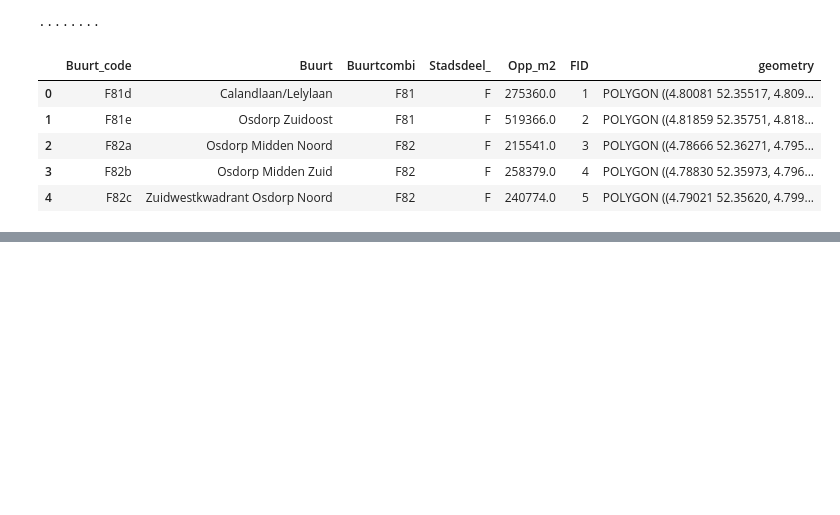
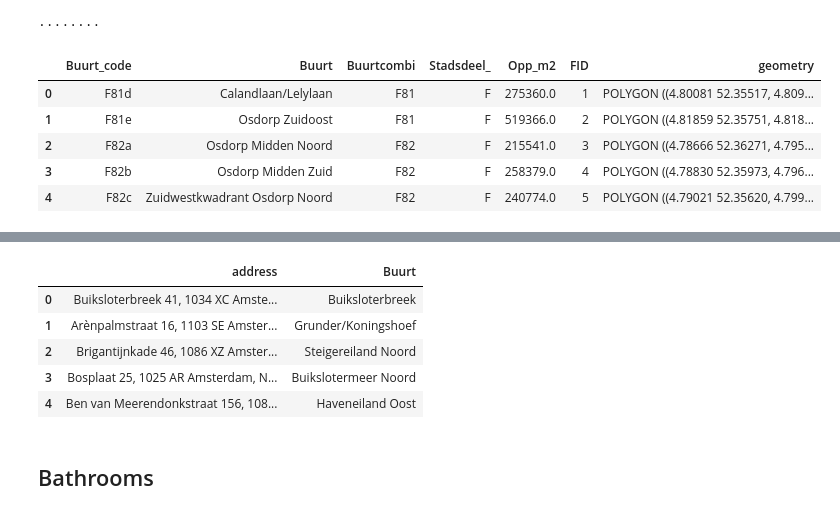
Before and after one commit to therinz/dutch-housing, a Jupyter notebook: notebooks/data_cleaning.ipynb, the cells around one changed output, grey strips where cells are left out. Drawn from its saved outputs; the diff is of its cells as text; code cells hidden in the pictures; blank space fills up the shorter version.

```diff
--- a/notebooks/data_cleaning.ipynb
+++ b/notebooks/data_cleaning.ipynb
@@ -355,0 +360,18 @@ np.where(, 1, 0)
+# %%
+# Make sure downloaded coordinates are in correct format
+coords.to_crs(epsg=4326, inplace=True)
+
+# Add the neighborhood for every location
+geo_combi = (gpd.sjoin(coords,
+                       gdf[["Buurt", "geometry"]],
+                       how="inner",
+                       op='intersects')
+             .drop(columns=["geometry", "index_right"]))
+geo_combi.head()
+# %% [output]
+|  | address | Buurt |
+| 0 | Buiksloterbreek 41, 1034 XC Amste... | Buiksloterbreek |
+| 1 | Arènpalmstraat 16, 1103 SE Amster... | Grunder/Koningshoef |
+| 2 | Brigantijnkade 46, 1086 XZ Amster... | Steigereiland Noord |
+| 3 | Bosplaat 25, 1025 AR Amsterdam, N... | Buikslotermeer Noord |
+| 4 | Ben van Meerendonkstraat 156, 108... | Haveneiland Oost |
@@ -355,0 +384,2 @@ np.where(, 1, 0)
+# %% [markdown]
+## Bathrooms
```
Also changed, not shown: parts of 14 cells of this notebook, 3 other files.
